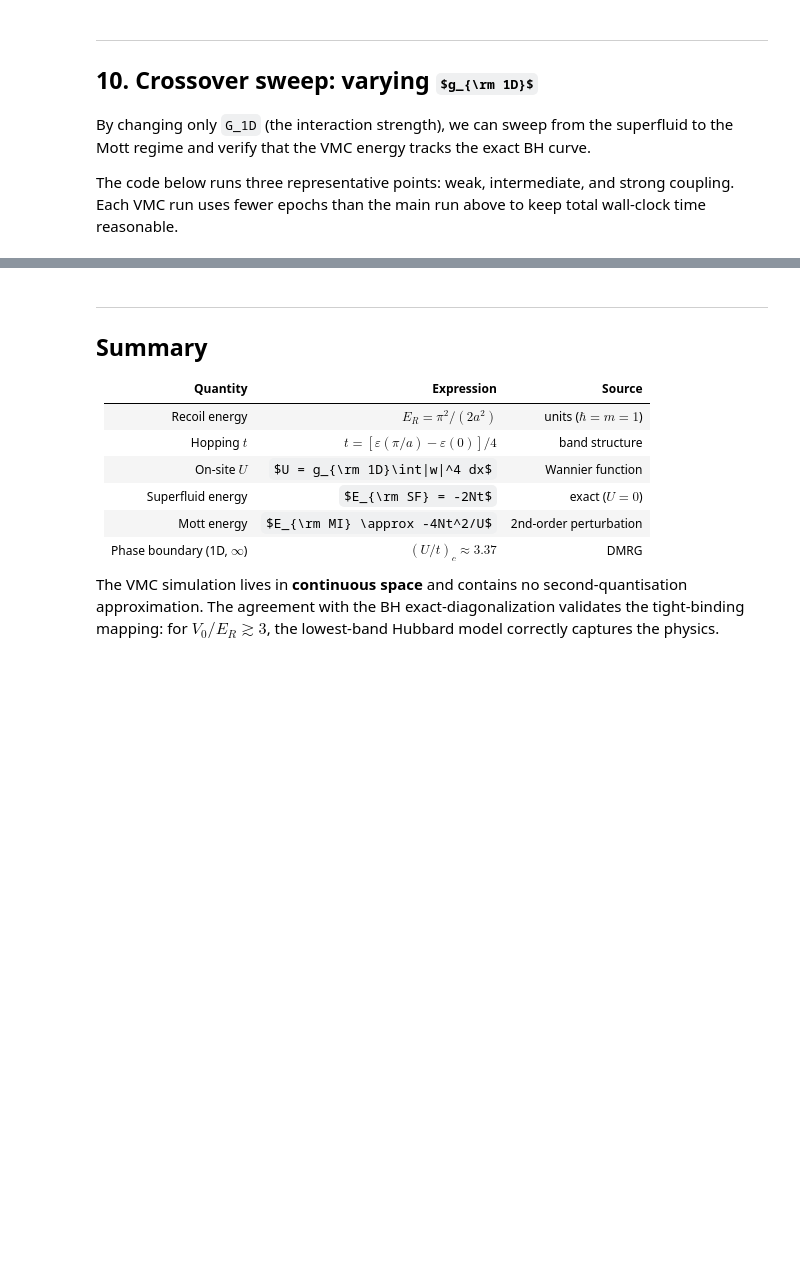
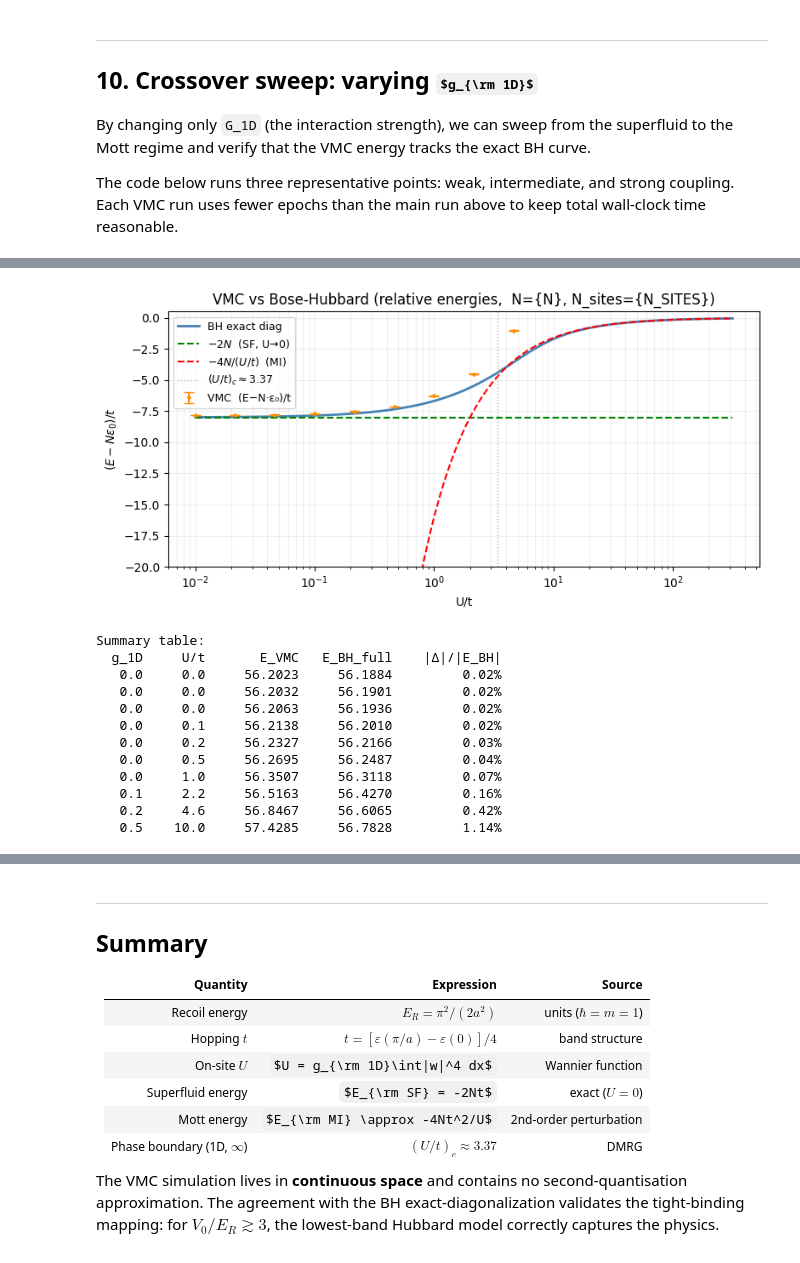
Before and after one commit to pfargas/qvarnet, a Jupyter notebook: notebooks/scripts/bose-hubbard.ipynb, the cells around one changed output, grey strips where cells are left out. Saved outputs shown, nothing was run; the diff lists cells and outputs as text; code cells hidden in the pictures; some formulas as TeX source; blank space fills up the shorter version.

```diff
--- a/notebooks/scripts/bose-hubbard.ipynb
+++ b/notebooks/scripts/bose-hubbard.ipynb
@@ -869,3 +873,47 @@ Summary table:
+# %%
+fig, ax = plt.subplots(figsize=(8, 4))
+ax.semilogx(ut_plot, E_ed_plot,                     'steelblue', lw=2,  label='BH exact diag')
+ax.semilogx(ut_plot, -2*N*np.ones_like(ut_plot),    'g--',       lw=1.5, label=r'$-2N$  (SF, U→0)')
+ax.semilogx(ut_plot, -4*N/ut_plot,                  'r--',       lw=1.5, label=r'$-4N/(U/t)$  (MI)')
+ax.axvline(3.37, color='gray', ls=':', lw=1, alpha=0.6, label=r'$(U/t)_c\approx3.37$')
+
+# VMC points: subtract N·ε₀ and divide by t to get BH_relative / t units
+for res in sweep_results:
+    E_vmc_rel_t = (res['E_VMC'] - N * E0_BAND) / T_EFF
+    ax.errorbar(
+        res['U_over_t'], E_vmc_rel_t,
+        yerr=res['sigma'] / T_EFF * 5,
+        fmt='D', ms=2, color='darkorange', capsize=4, zorder=5,
+        label='VMC  (E−N·ε₀)/t' if res is sweep_results[0] else '_',
+    )
+
+ax.set(xlabel='U/t', ylabel='$(E - N\\varepsilon_0)/t$',
+       title=f'VMC vs Bose-Hubbard (relative energies,  N={N}, N_sites={N_SITES})')
+ax.legend(fontsize=9); ax.grid(True, which='both', alpha=0.2)
+ax.set_ylim(-20, 0.5)
+# ax.set_ylim(-10, 10)
+plt.tight_layout(); plt.show()
+
+print("\nSummary table:")
+print(f"{'g_1D':>6}  {'U/t':>6}  {'E_VMC':>10}  {'E_BH_full':>10}  {'|Δ|/|E_BH|':>12}")
+for res in sweep_results:
+    rel = abs(res['E_VMC'] - res['E_BH']) / abs(res['E_BH']) * 100
+    print(f"{res['g']:>6.1f}  {res['U_over_t']:>6.1f}  {res['E_VMC']:>10.4f}  "
+          f"{res['E_BH']:>10.4f}  {rel:>11.2f}%")
+# %% [output]
+[figure, added]
+Summary table:
+  g_1D     U/t       E_VMC   E_BH_full    |Δ|/|E_BH|
+   0.0     0.0     56.2023     56.1884         0.02%
+   0.0     0.0     56.2032     56.1901         0.02%
+   0.0     0.0     56.2063     56.1936         0.02%
+   0.0     0.1     56.2138     56.2010         0.02%
+   0.0     0.2     56.2327     56.2166         0.03%
+   0.0     0.5     56.2695     56.2487         0.04%
+   0.0     1.0     56.3507     56.3118         0.07%
+   0.1     2.2     56.5163     56.4270         0.16%
+   0.2     4.6     56.8467     56.6065         0.42%
+   0.5    10.0     57.4285     56.7828         1.14%
 # %%
 # ── Helper: run VMC for a given g_1D ──────────────────────────────────────────
 def run_vmc_for_g_bigger_model(g_1d, n_epochs=5000, n_chains=1000, rng_seed=0):
```
Also changed, not shown: parts of 24 cells of this notebook, 2 other files.
